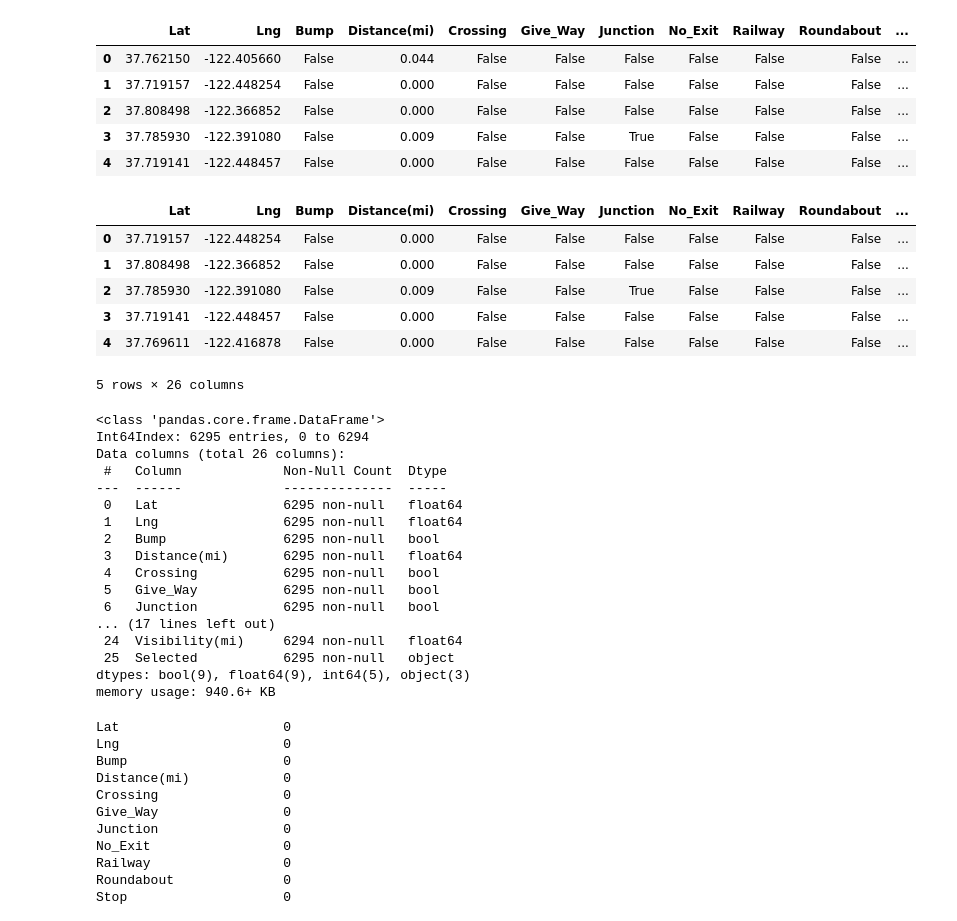
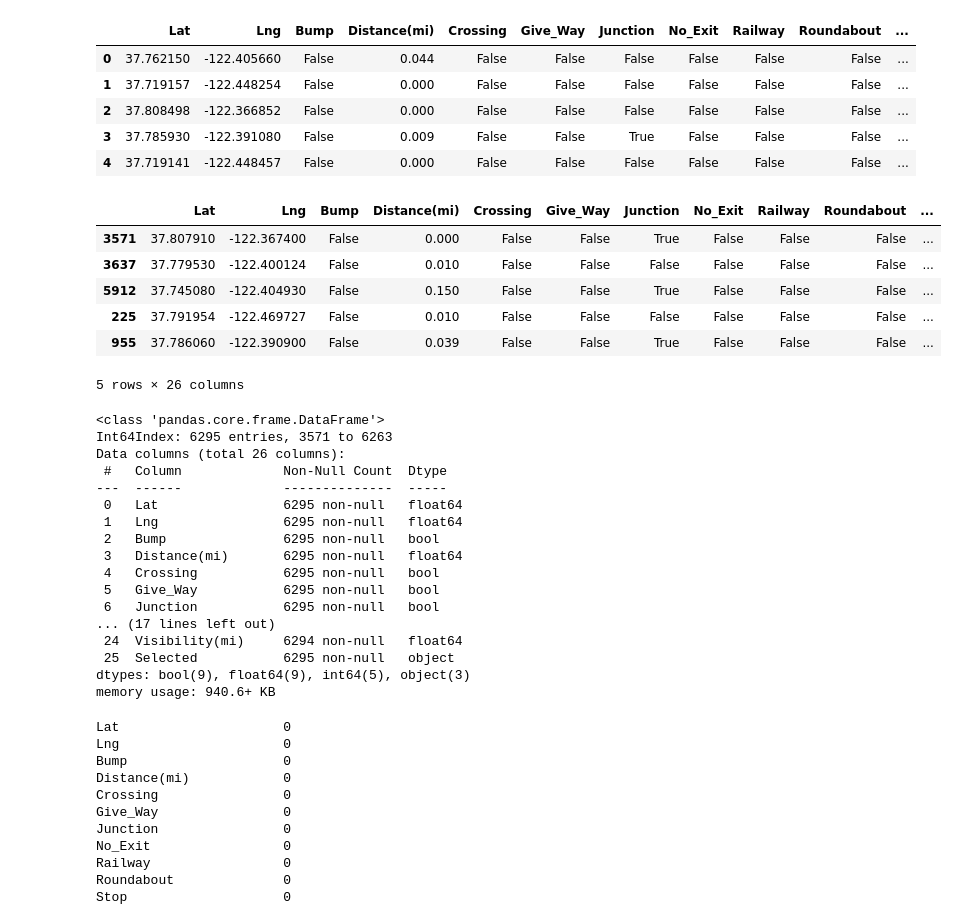
Before and after one commit to MohamedGamalElSherbiny/Car_Crashes-_Severity_Prediction, a Jupyter notebook: main.ipynb, the cells around one changed output. Cells and saved outputs as stored; diff of their text form; code cells hidden in the pictures.

Commit message:
Implementing the sorting by year, month, day, then clearing the nan values

```diff
--- a/main.ipynb
+++ b/main.ipynb
@@ -71,20 +71,21 @@ train_df_wd = train_df.drop_duplicates(subset=train_df.keys(), keep='last')
 weather_df_wd = weather_df.drop_duplicates(subset=['Year', 'Day', 'Month', 'Hour'], keep='last')
 # %%
 df = pd.merge(train_df_wd, weather_df_wd,  how='left', left_on=['Year','Day', 'Month', 'Hour'], right_on = ['Year','Day', 'Month', 'Hour'])
+df.sort_values(by=['Year','Month', 'Day'], inplace=True)
 df.head()
 # %% [output]
 |  | Lat | Lng | Bump | Distance(mi) | Crossing | Give_Way | Junction | No_Exit | Railway | Roundabout | ... |
-| 0 | 37.719157 | -122.448254 | False | 0.000 | False | False | False | False | False | False | ... |
-| 1 | 37.808498 | -122.366852 | False | 0.000 | False | False | False | False | False | False | ... |
-| 2 | 37.785930 | -122.391080 | False | 0.009 | False | False | True | False | False | False | ... |
-| 3 | 37.719141 | -122.448457 | False | 0.000 | False | False | False | False | False | False | ... |
-| 4 | 37.769611 | -122.416878 | False | 0.000 | False | False | False | False | False | False | ... |
+| 3571 | 37.807910 | -122.367400 | False | 0.000 | False | False | True | False | False | False | ... |
+| 3637 | 37.779530 | -122.400124 | False | 0.010 | False | False | False | False | False | False | ... |
+| 5912 | 37.745080 | -122.404930 | False | 0.150 | False | False | True | False | False | False | ... |
+| 225 | 37.791954 | -122.469727 | False | 0.010 | False | False | False | False | False | False | ... |
+| 955 | 37.786060 | -122.390900 | False | 0.039 | False | False | True | False | False | False | ... |
 5 rows × 26 columns
 # %%
 df.info()
 # %% [output]
 <class 'pandas.core.frame.DataFrame'>
-Int64Index: 6295 entries, 0 to 6294
+Int64Index: 6295 entries, 3571 to 6263
 Data columns (total 26 columns):
  #   Column             Non-Null Count  Dtype
 ---  ------             --------------  -----
```
Also changed, not shown: parts of 15 cells of this notebook.
